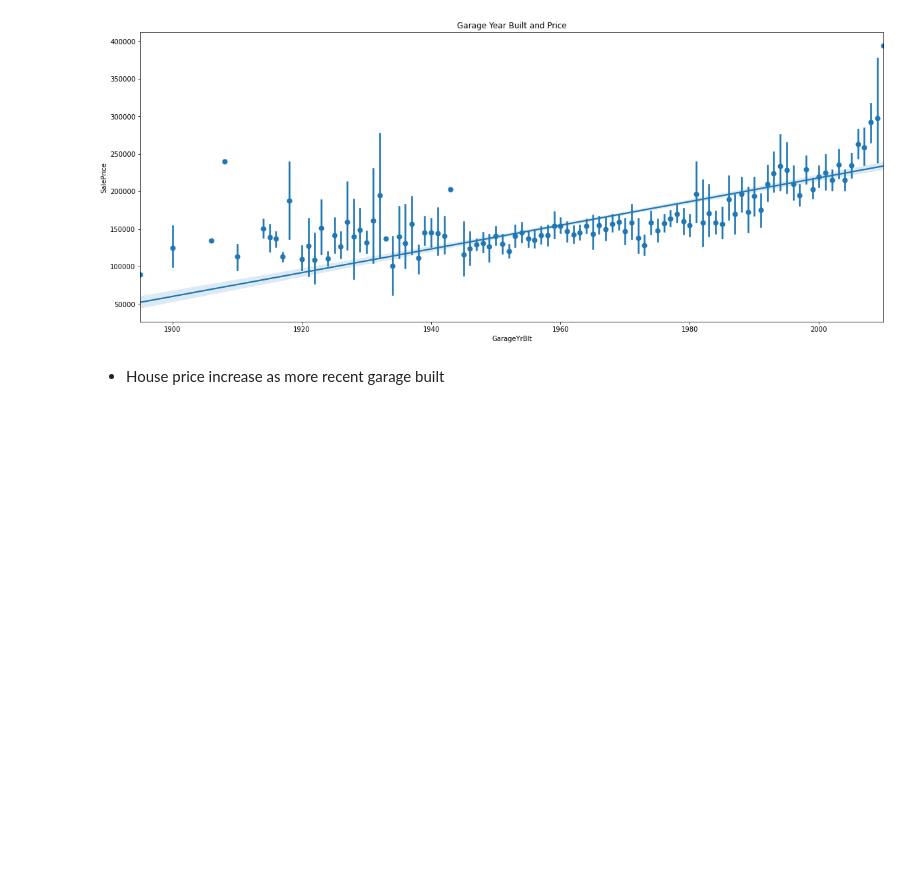
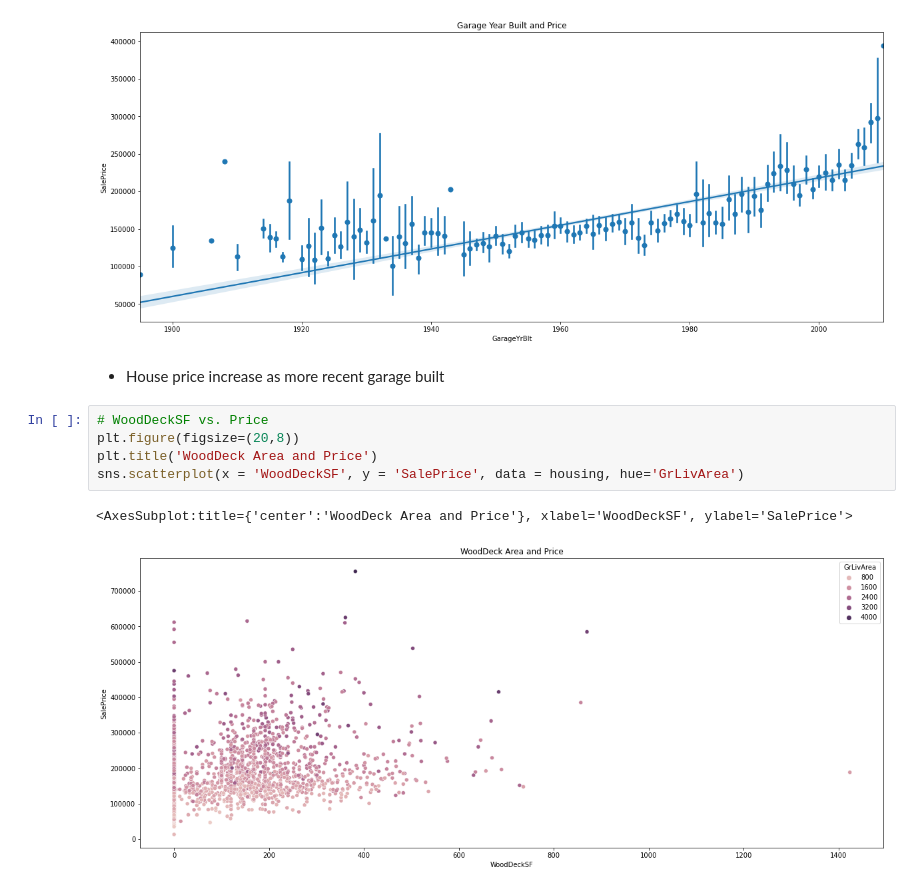
Before and after one commit to danieljinchoy/ames_housing_ml, a Jupyter notebook: EDA.ipynb, the cells around one changed output. Saved outputs shown, nothing was run; the diff lists cells and outputs as text; blank space fills up the shorter version.

```diff
--- a/EDA.ipynb
+++ b/EDA.ipynb
@@ -203,3 +283,11 @@ sns.regplot(x = 'GarageYrBlt', y = 'SalePrice', data = housing3, x_estimator=np.
 [figure]
 # %% [markdown]
 - House price increase as more recent garage built
+# %%
+# WoodDeckSF vs. Price
+plt.figure(figsize=(20,8))
+plt.title('WoodDeck Area and Price')
+sns.scatterplot(x = 'WoodDeckSF', y = 'SalePrice', data = housing, hue='GrLivArea')
+# %% [output]
+<AxesSubplot:title={'center':'WoodDeck Area and Price'}, xlabel='WoodDeckSF', ylabel='SalePrice'>
+[figure, added]
```
Also changed, not shown: parts of 7 cells of this notebook.
